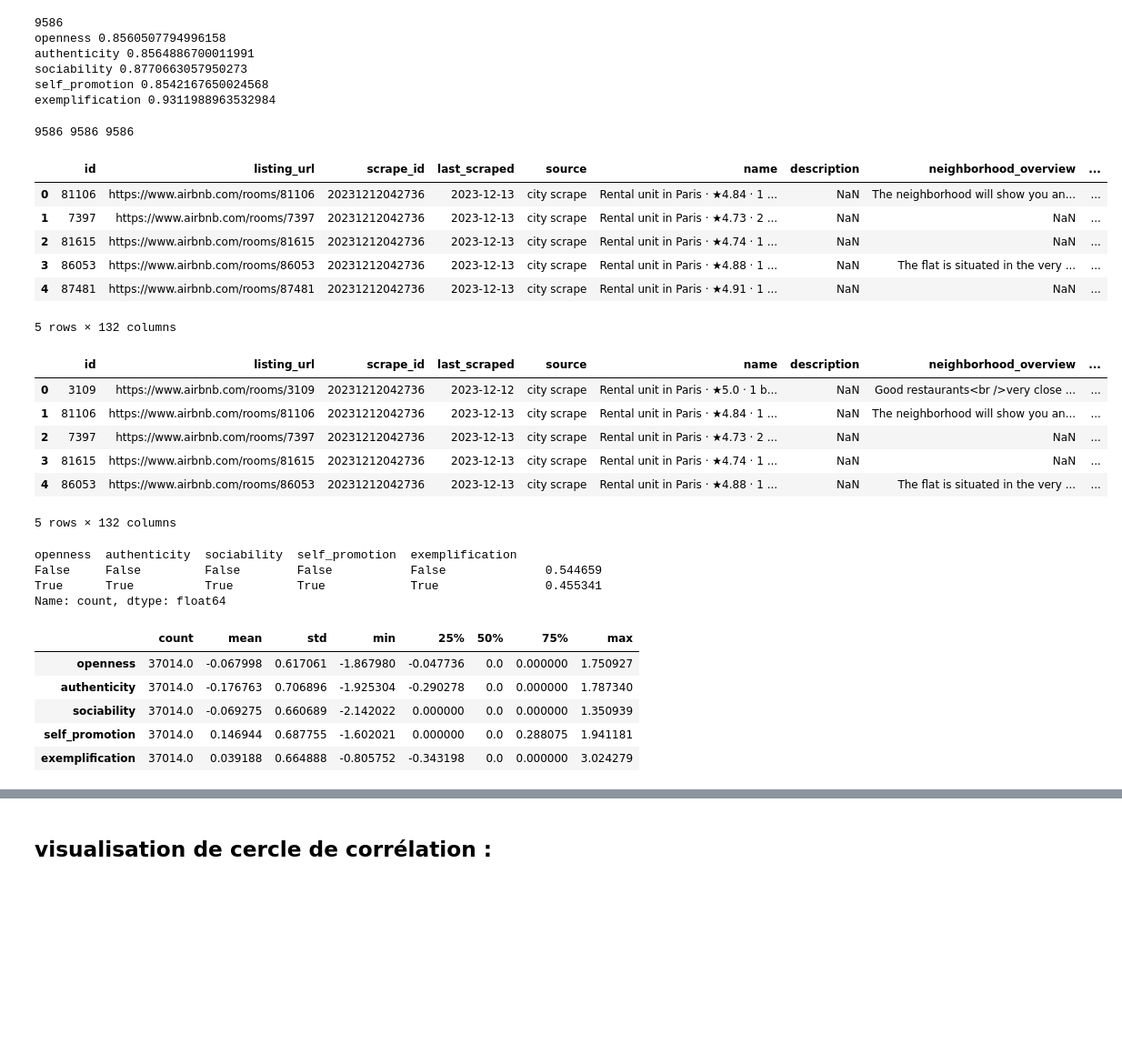
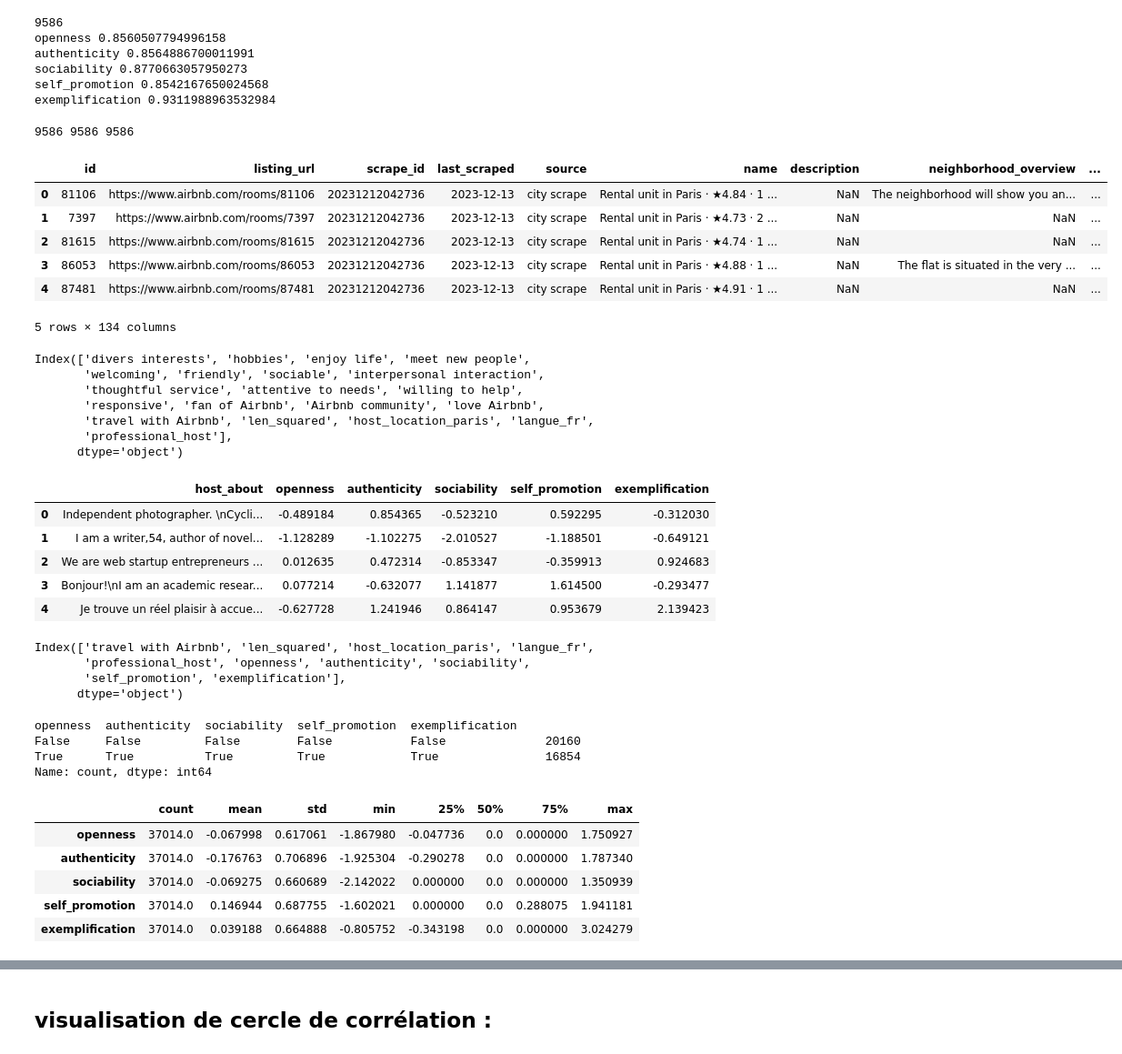
Before and after one commit to yeliu-dh/self-presentation_airbnb, a Jupyter notebook: code/zsc_tactics.ipynb, the cells around one changed output, grey strips where cells are left out. Shown at 91% size. Saved outputs shown, nothing was run; the diff lists cells and outputs as text; code cells hidden in the pictures; blank space fills up the shorter version.

```diff
--- a/code/zsc_tactics.ipynb
+++ b/code/zsc_tactics.ipynb
@@ -346,6 +349,8 @@ Name: review_scores_rating, dtype: float64
 # listings.to_csv('D:\MASTER_ENC\mini_memoire/res_tactiques2/listings_zsc_tactics8.csv',index=False)
 # %% [markdown]
 # vérifier EFA, cronbach alpha, fusionner des labels en tactiques :
+# %%
+listings=pd.read_csv('D:\MASTER_ENC\mini_memoire/res_tactiques2/listings_zsc_tactics8.csv',sep=",", on_bad_lines='skip', encoding='utf-8')
 # %%
 cols_labels=['open to different cultures', 'cosmopolitan', 'international view','cultural exchange',
                        'personal life', 'life experiences','divers interests', 'hobbies', 'enjoy life',
@@ -355,10 +360,11 @@ cols_labels=['open to different cultures', 'cosmopolitan', 'international view',
 # %%
 #DATA:
 df=listings.dropna(subset='host_about').drop_duplicates(subset='host_about')
-# df=df.drop(columns=cols_tactics)##df无原来的tactics数值，无items值均为0，无重复！
+df=df.drop(columns=cols_tactics)##df无原来的tactics数值，无items值均为0，无重复！
 
 print(len(df))
 print(df.columns[-20:])
+
 print(df[cols_labels].notna().value_counts())
 # display(df.head())
 # %% [output]
@@ -431,9 +436,12 @@ sociability 0.8770663057950273
 self_promotion 0.8542167650024568
 exemplification 0.9311988963532984
 # %%
+## scores des items + tactics dans la dataset filtré
 df = df.reset_index(drop=True)
+# display(df)
+
 scores_df = pd.DataFrame(scores, columns=['exemplification','sociability','authenticity','openness','self_promotion'])
-scores_df = scores_df.reset_index(drop=True)#记得reset_index不然对不齐会导致行数增加！！！
+scores_df = scores_df.reset_index(drop=True)
 
 df_tactics = pd.concat([df, scores_df], axis=1)
 print(len(df),len(scores_df),len(df_tactics))
@@ -446,37 +454,52 @@ display(df_tactics.head())
 | 2 | 81615 | https://www.airbnb.com/rooms/81615 | 20231212042736 | 2023-12-13 | city scrape | Rental unit in Paris · ★4.74 · 1 ... | NaN | NaN | ... |
 | 3 | 86053 | https://www.airbnb.com/rooms/86053 | 20231212042736 | 2023-12-13 | city scrape | Rental unit in Paris · ★4.88 · 1 ... | NaN | The flat is situated in the very ... | ... |
 | 4 | 87481 | https://www.airbnb.com/rooms/87481 | 20231212042736 | 2023-12-13 | city scrape | Rental unit in Paris · ★4.91 · 1 ... | NaN | NaN | ... |
-5 rows × 132 columns
+5 rows × 134 columns
 # %%
 cols_tactics=['openness','authenticity','sociability','self_promotion','exemplification']
 
+#listings:
 # listings=listings.drop(columns=cols_tactics) #去掉之前tactics的数据
+print(listings.columns[-20:])
+
+#tactics:
 cols=['host_about']+cols_tactics
-tactics_data=df_tactics[cols]#取出items的值
-# display(tactics_data.head())
+tactics_data=df_tactics[cols]#仅取出items的值
+display(tactics_data.head())
 
+#merge:
 listings_zsc_tactics=listings.merge(tactics_data, left_on='host_about', right_on='host_about', how='left')
-display(listings_zsc_tactics.head())
+display(listings_zsc_tactics.columns[-10:])
 # %% [output]
+Index(['divers interests', 'hobbies', 'enjoy life', 'meet new people',
+       'welcoming', 'friendly', 'sociable', 'interpersonal interaction',
+       'thoughtful service', 'attentive to needs', 'willing to help',
+       'responsive', 'fan of Airbnb', 'Airbnb community', 'love Airbnb',
+       'travel with Airbnb', 'len_squared', 'host_location_paris', 'langue_fr',
+       'professional_host'],
+      dtype='object')
-|  | id | listing_url | scrape_id | last_scraped | source | name | description | neighborhood_overview | ... |
-| 0 | 3109 | https://www.airbnb.com/rooms/3109 | 20231212042736 | 2023-12-12 | city scrape | Rental unit in Paris · ★5.0 · 1 b... | NaN | Good restaurants<br />very close ... | ... |
-| 1 | 81106 | https://www.airbnb.com/rooms/81106 | 20231212042736 | 2023-12-13 | city scrape | Rental unit in Paris · ★4.84 · 1 ... | NaN | The neighborhood will show you an... | ... |
-| 2 | 7397 | https://www.airbnb.com/rooms/7397 | 20231212042736 | 2023-12-13 | city scrape | Rental unit in Paris · ★4.73 · 2 ... | NaN | NaN | ... |
-| 3 | 81615 | https://www.airbnb.com/rooms/81615 | 20231212042736 | 2023-12-13 | city scrape | Rental unit in Paris · ★4.74 · 1 ... | NaN | NaN | ... |
-| 4 | 86053 | https://www.airbnb.com/rooms/86053 | 20231212042736 | 2023-12-13 | city scrape | Rental unit in Paris · ★4.88 · 1 ... | NaN | The flat is situated in the very ... | ... |
+|  | host_about | openness | authenticity | sociability | self_promotion | exemplification |
+| 0 | Independent photographer. \nCycli... | -0.489184 | 0.854365 | -0.523210 | 0.592295 | -0.312030 |
+| 1 | I am a writer,54, author of novel... | -1.128289 | -1.102275 | -2.010527 | -1.188501 | -0.649121 |
+| 2 | We are web startup entrepreneurs ... | 0.012635 | 0.472314 | -0.853347 | -0.359913 | 0.924683 |
+| 3 | Bonjour!\nI am an academic resear... | 0.077214 | -0.632077 | 1.141877 | 1.614500 | -0.293477 |
+| 4 | Je trouve un réel plaisir à accue... | -0.627728 | 1.241946 | 0.864147 | 0.953679 | 2.139423 |
-5 rows × 132 columns
+Index(['travel with Airbnb', 'len_squared', 'host_location_paris', 'langue_fr',
+       'professional_host', 'openness', 'authenticity', 'sociability',
+       'self_promotion', 'exemplification'],
+      dtype='object')
 # %%
 #pour des textes vides : fillna(0)
-print(listings_zsc_tactics[cols_tactics].notna().value_counts()/len(listings_zsc_tactics))
+print(listings_zsc_tactics[cols_tactics].notna().value_counts())
 listings_zsc_tactics[cols_tactics]=listings_zsc_tactics[cols_tactics].fillna(0)
 
 ## description sur les tactiques:
 display(listings_zsc_tactics[cols_tactics].describe(include='all').T)
 # %% [output]
 openness  authenticity  sociability  self_promotion  exemplification
-False     False         False        False           False              0.544659
-True      True          True         True            True               0.455341
-Name: count, dtype: float64
+False     False         False        False           False              20160
+True      True          True         True            True               16854
+Name: count, dtype: int64
 |  | count | mean | std | min | 25% | 50% | 75% | max |
 | openness | 37014.0 | -0.067998 | 0.617061 | -1.867980 | -0.047736 | 0.0 | 0.000000 | 1.750927 |
 | authenticity | 37014.0 | -0.176763 | 0.706896 | -1.925304 | -0.290278 | 0.0 | 0.000000 | 1.787340 |
```
Also changed, not shown: parts of 9 cells of this notebook, 5 other files.
